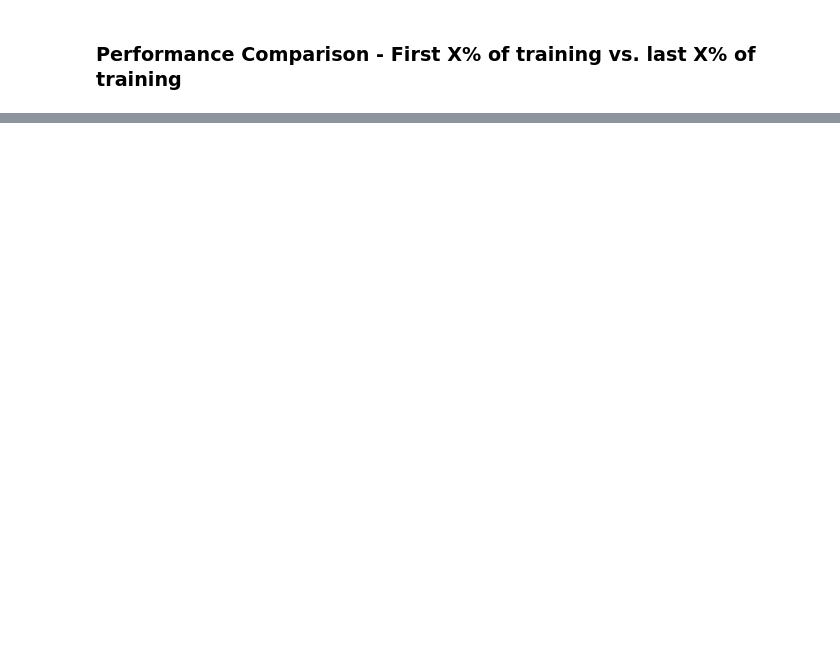
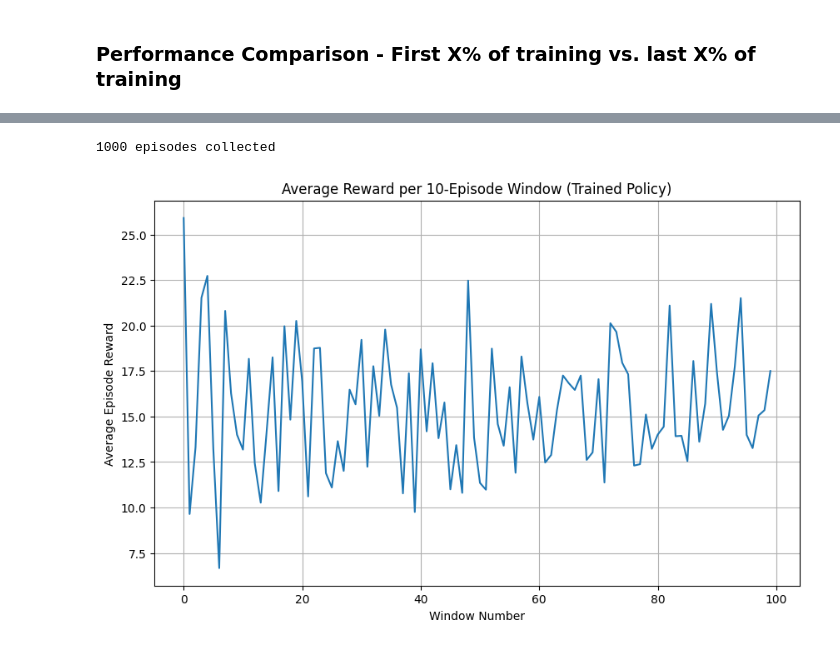
Before and after one commit to GianM0027/Rover-Trajectory-Finder, a Jupyter notebook: training_results.ipynb, the cells around one changed output, grey strips where cells are left out. Saved outputs shown, nothing was run; the diff lists cells and outputs as text; code cells hidden in the pictures; blank space fills up the shorter version.

```diff
--- a/training_results.ipynb
+++ b/training_results.ipynb
@@ -189,0 +309,14 @@ compare_rl_path_to_optimal_path(last_episodes["agent_positions"], last_episodes[
+# %%
+map_size = 20
+step = ""
+folder = "validation_info"
+policy_validation_path = f"{folder}/validation_{map_size}x{map_size}{step}.json"
+random_validation_path = f"{folder}/validation_{map_size}x{map_size}{step}_random.json"
+
+with open(policy_validation_path, "r") as fh:
+    policy_validation_info = pd.read_json(fh)
+
+with open(random_validation_path, "r") as fh:
+    random_validation_info = pd.read_json(fh)
+
+policy_validation_info
@@ -189,0 +337,26 @@ compare_rl_path_to_optimal_path(last_episodes["agent_positions"], last_episodes[
+# %%
+window_size = 10
+
+rewards = policy_validation_info["rewards"]
+episode_rewards = []
+for episode in range(len(rewards)):
+    episode_reward = sum(rewards[episode])
+    episode_rewards.append(episode_reward)
+print(f"{len(episode_rewards)} episodes collected")
+
+average_rewards = []
+for i in range(0, len(episode_rewards), window_size):
+    window = episode_rewards[i:i + window_size]
+    if window and len(window) == window_size:
+        average_rewards.append(np.mean(window))
+
+plt.figure(figsize=(10, 6))
+plt.plot(average_rewards)
+plt.title(f"Average Reward per {window_size}-Episode Window (Trained Policy)")
+plt.xlabel("Window Number")
+plt.ylabel("Average Episode Reward")
+plt.grid(True)
+plt.show()
+# %% [output]
+1000 episodes collected
+[figure, added]
```
Also changed, not shown: parts of 15 cells of this notebook, 20 other files.
